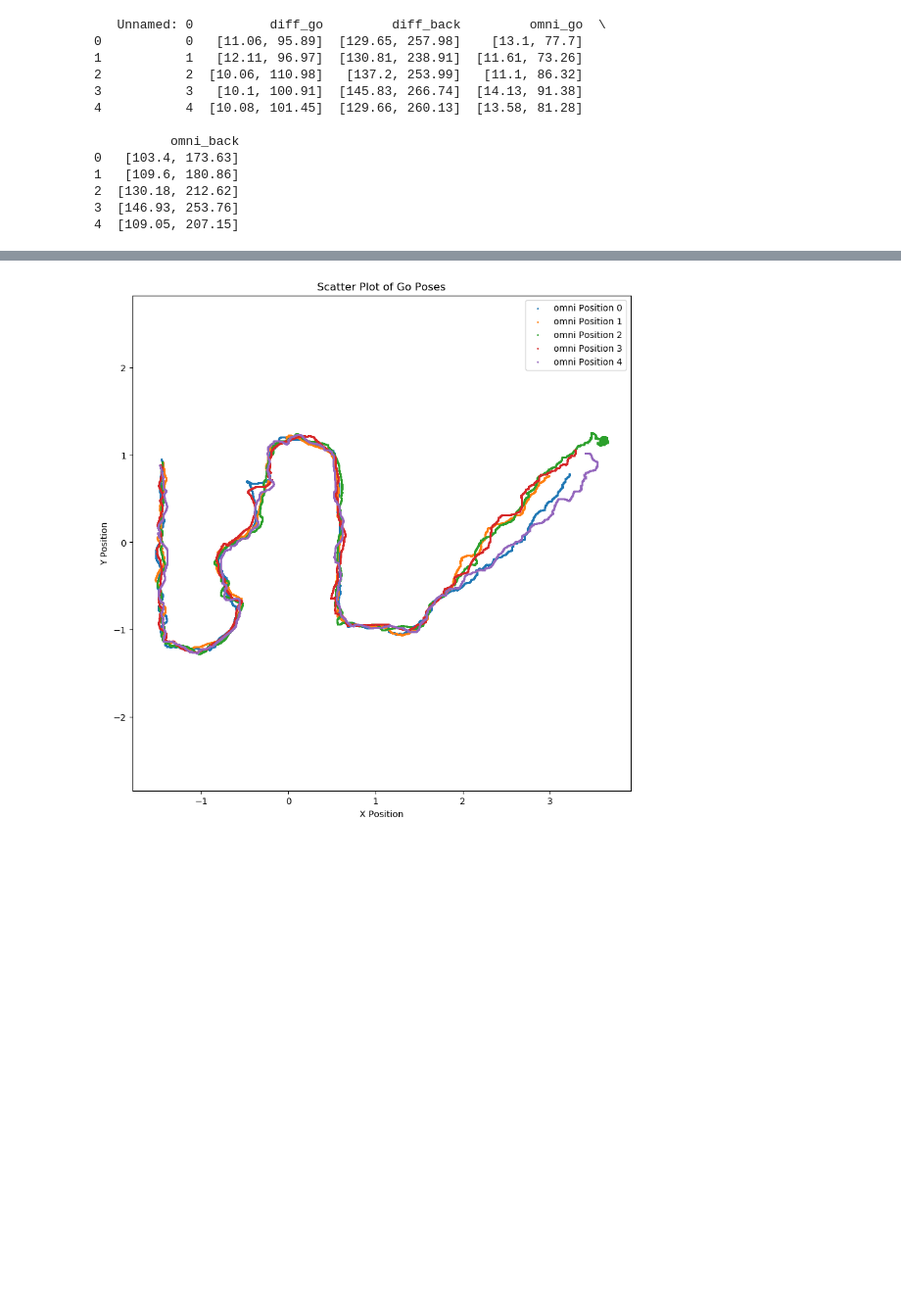
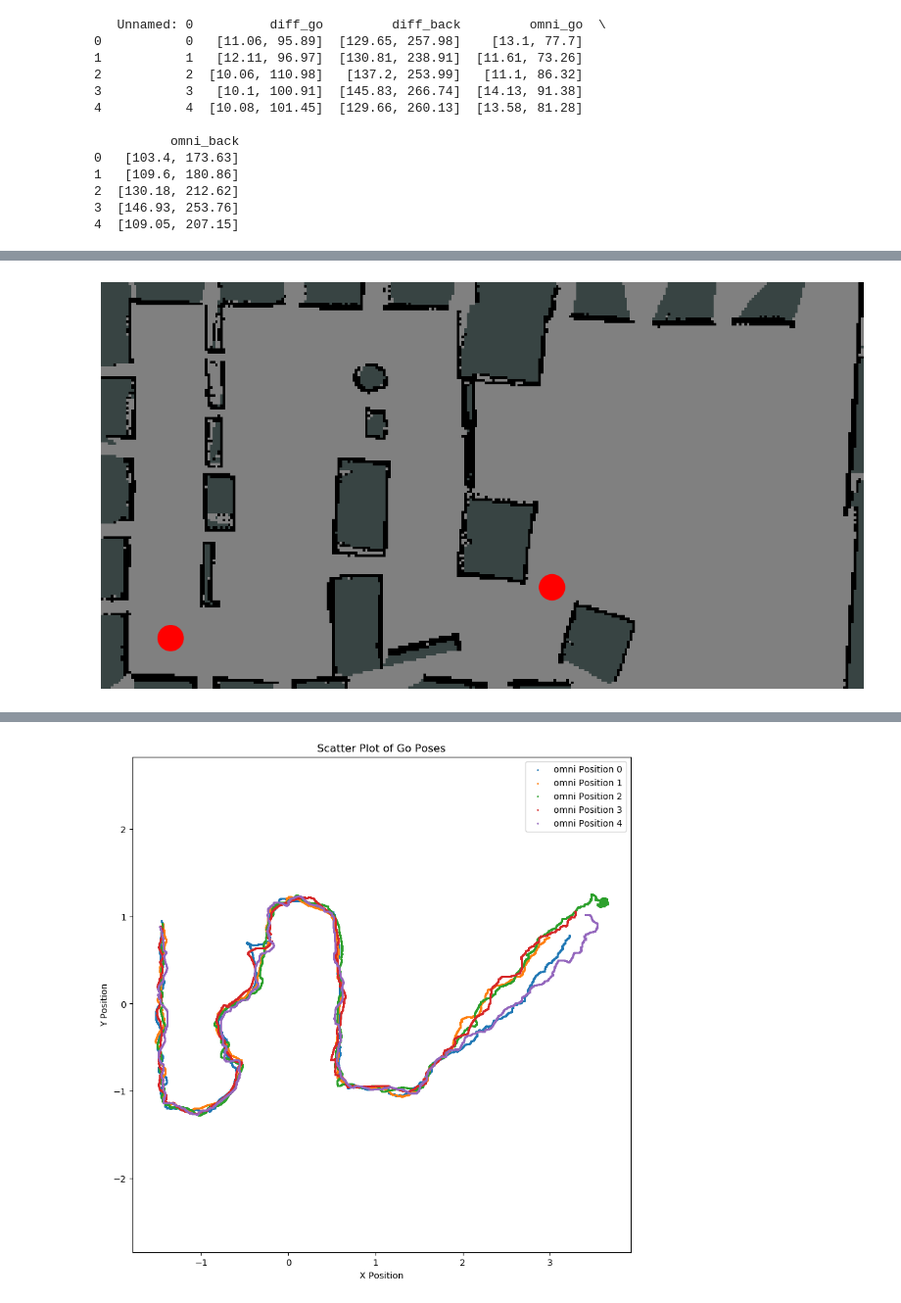
Before and after one commit to LuizMiguelTavares/dissertation_data_analysis, a Jupyter notebook: rrt/analyzing_data/analizing_position.ipynb, the cells around one changed output, grey strips where cells are left out. Shown at 98% size. Saved outputs shown, nothing was run; the diff lists cells and outputs as text; code cells hidden in the pictures; blank space fills up the shorter version.

```diff
--- a/rrt/analyzing_data/analizing_position.ipynb
+++ b/rrt/analyzing_data/analizing_position.ipynb
@@ -261,0 +658,71 @@ if not data_already_loaded:
+# %%
+import numpy as np
+import matplotlib.pyplot as plt
+from matplotlib.colors import ListedColormap
+
+# Map metadata
+resolution = map_msg.info.resolution  # meters per cell
+origin_x = map_msg.info.origin.position.x  # map origin x (in meters)
+origin_y = map_msg.info.origin.position.y  # map origin y (in meters)
+width = map_msg.info.width
+height = map_msg.info.height
+
+# Convert the map data to a NumPy array
+map_data = np.array(map_msg.data).reshape((height, width))
+cmap = ListedColormap([color1_hex, '#000000', color2_hex])
+# Create a custom color map: white for free space, black for obstacles, green for unknown
+# cmap = ListedColormap(['white', 'black', 'green'])
+
+# Replace values to correspond to the desired colors:
+# - 0: free space (white), 100: obstacle (black), -1: unknown (green)
+map_data_visual = np.copy(map_data)
+map_data_visual[map_data == -1] = 2  # Set unknown cells to 2 (green)
+map_data_visual[map_data == 0] = 0   # Set free space cells to 0 (white)
+map_data_visual[map_data > 0] = 1    # Set occupied cells to 1 (black)
+
+# Extract positions from new_diff_go_poses and poses_diff_go for path plotting
+new_positions = np.array([[pose.pose.position.x, pose.pose.position.y] for pose in new_diff_go_poses[0]])
+x_range = x_limits[1] - x_limits[0]
+y_range = y_limits[1] - y_limits[0]
+aspect_ratio = x_range / y_range
+# Create the figure with correct scaling in meters
+# Set the figure size based on the aspect ratio
+fig_width = 12  # You can adjust the width as desired
+fig_height = fig_width / aspect_ratio
+
+# Create the figure with the correct aspect ratio
+fig, ax = plt.subplots(figsize=(fig_width, fig_height))
+extent = [origin_x, origin_x + width * resolution, origin_y, origin_y + height * resolution]
+ax.imshow(map_data_visual, cmap=cmap, origin='lower', extent=extent)
+
+# Plot the paths on top of the map
+# ax.scatter(new_positions[:, 0], new_positions[:, 1], label='New Diff Go Poses', s=0.1, color='blue')
+
+# Set your desired x and y limits
+x_limits = [-2, 4]  # Set your desired x limits (start and end in meters)
+y_limits = [-1.6, 1.6]
+ax.set_xlim(x_limits)
+ax.set_ylim(y_limits)
+
+# Set labels and title
+# ax.set_title('Occupancy Grid Map with Path Overlay')
+# ax.set_xlabel('X (meters)')
+# ax.set_ylabel('Y (meters)')
+# ax.legend()
+# Draw a circle
+circle_1 = plt.Circle((-1.45, -1.2), 0.1, color='red', fill=True)
+circle_2 = plt.Circle((1.55, -0.8), 0.1, color='red', fill=True)
+
+cut_position_1 = np.array([-1.45, -1.2])
+cut_position_2 = np.array([1.55, -0.8])
+
+ax.add_patch(circle_1)
+ax.add_patch(circle_2)
+
+plt.axis('off')
+
+plt.tight_layout()
+fig.savefig('map_with_circles.png', dpi=300)
+plt.show()
+# %% [output]
+[figure, added]
```
Also changed, not shown: parts of 32 cells of this notebook, 5 other files.
